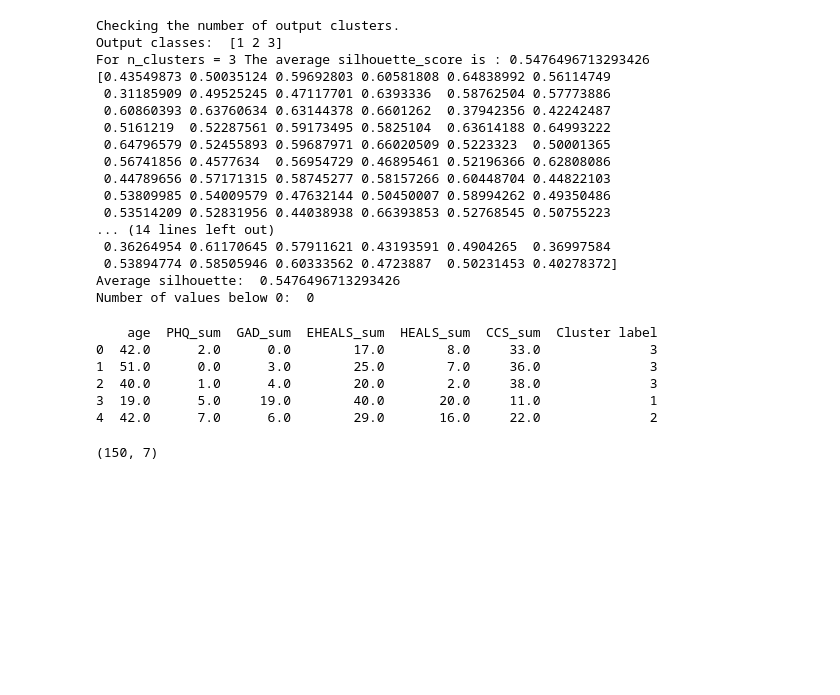
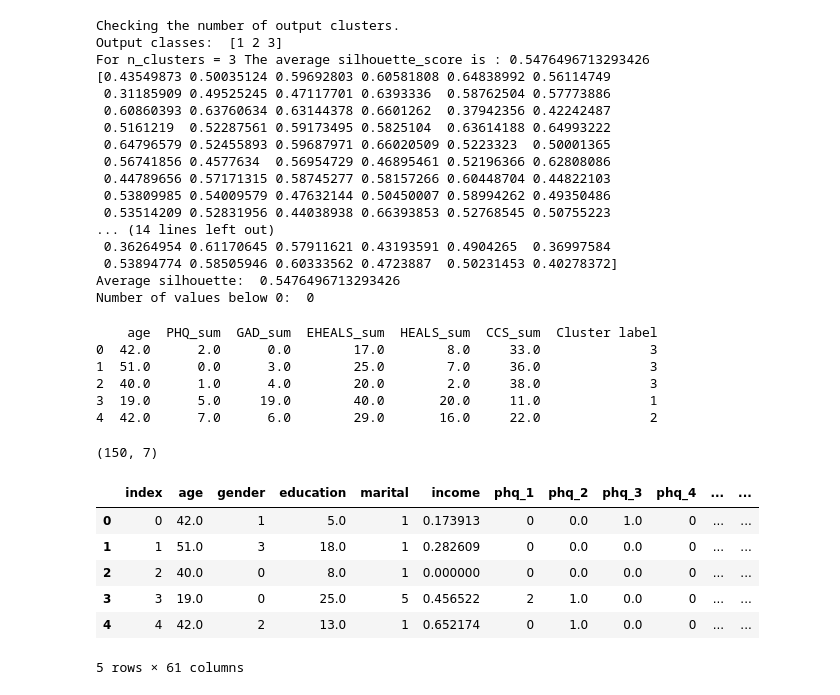
Before and after one commit to Flpp0/E-HealthProject, a Jupyter notebook: DataClustering.ipynb, the cells around one changed output. Cells and saved outputs as stored; diff of their text form; code cells hidden in the pictures; blank space fills up the shorter version.

```diff
--- a/DataClustering.ipynb
+++ b/DataClustering.ipynb
@@ -308,4 +308,15 @@ df.shape
 3  19.0      5.0     19.0        40.0       20.0     11.0              1
 4  42.0      7.0      6.0        29.0       16.0     22.0              2
 (150, 7)
+# %%
+df = pd.concat(objs=[df_Complete,clusterLabels], axis=1)
+df.head()
+# %% [output]
+|  | index | age | gender | education | marital | income | phq_1 | phq_2 | phq_3 | phq_4 | ... | ... |
+| 0 | 0 | 42.0 | 1 | 5.0 | 1 | 0.173913 | 0 | 0.0 | 1.0 | 0 | ... | ... |
+| 1 | 1 | 51.0 | 3 | 18.0 | 1 | 0.282609 | 0 | 0.0 | 0.0 | 0 | ... | ... |
+| 2 | 2 | 40.0 | 0 | 8.0 | 1 | 0.000000 | 0 | 0.0 | 0.0 | 0 | ... | ... |
+| 3 | 3 | 19.0 | 0 | 25.0 | 5 | 0.456522 | 2 | 1.0 | 0.0 | 0 | ... | ... |
+| 4 | 4 | 42.0 | 2 | 13.0 | 1 | 0.652174 | 0 | 1.0 | 0.0 | 0 | ... | ... |
+5 rows × 61 columns
 # %%
```
Also changed, not shown: parts of 1 cell of this notebook, 4 other files.
